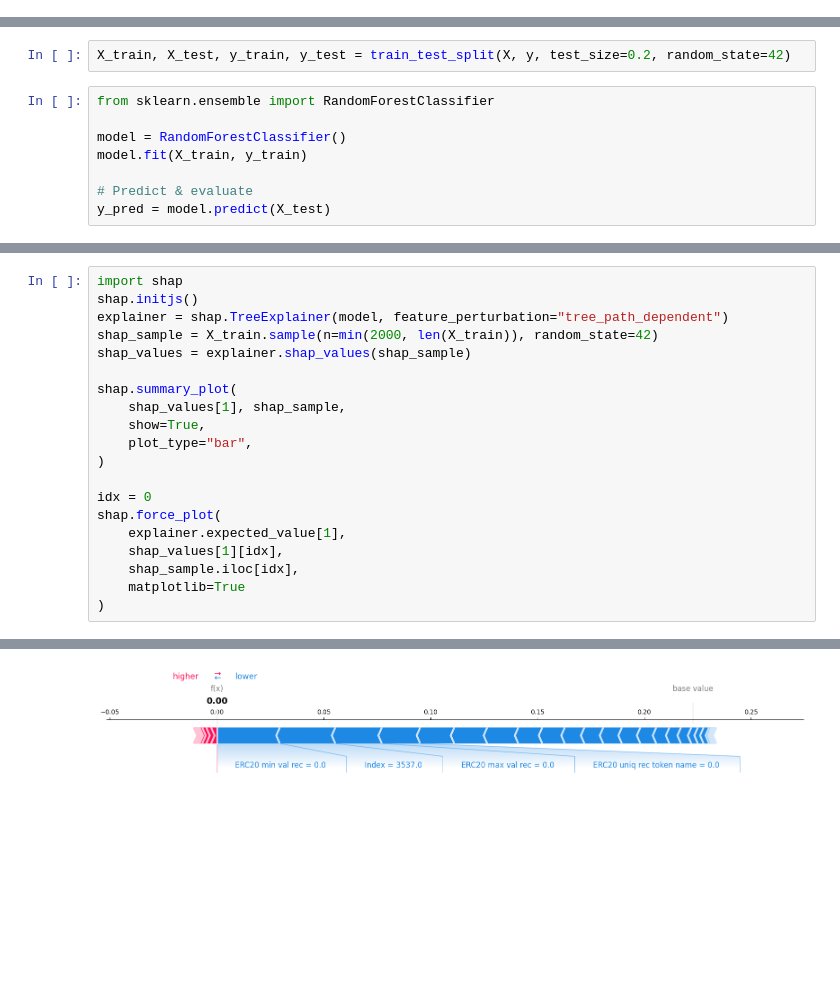
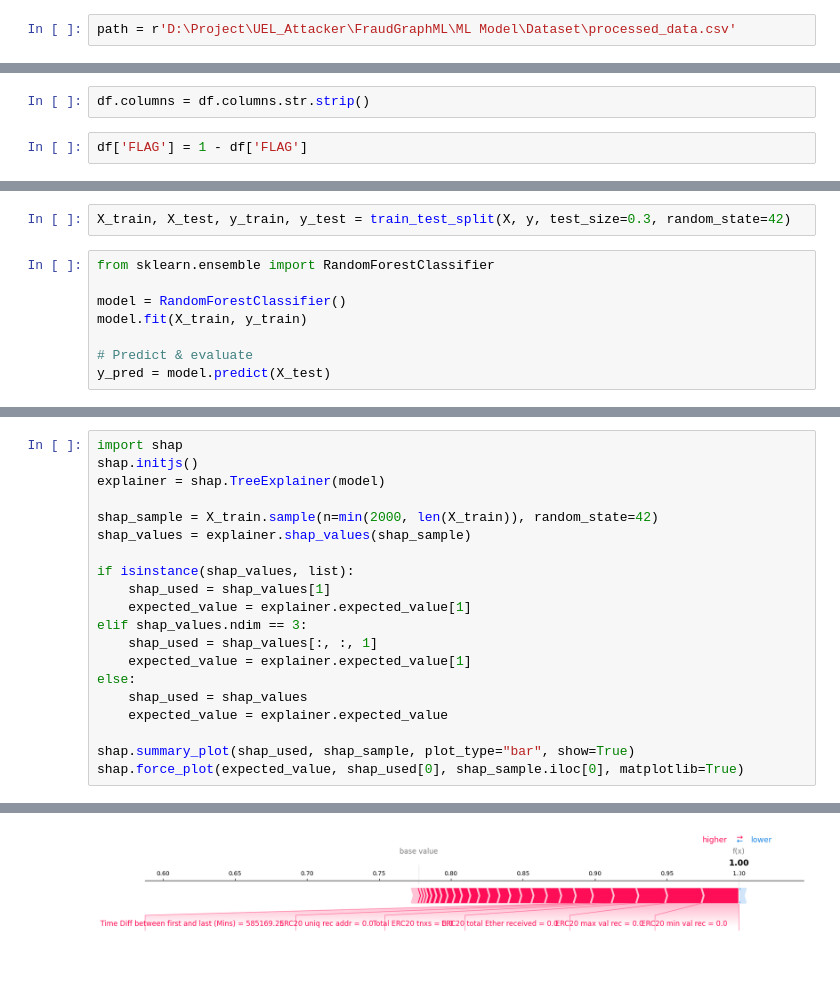
Before and after one commit to pexa8335/Graph-based_Ethereum_Fraud_Detection, a Jupyter notebook: ML Model/Training_Process/ethereum-trainmodel_integrate_xAI.ipynb, the cells around one changed output, grey strips where cells are left out. Drawn from its saved outputs; the diff is of its cells as text; blank space fills up the shorter version.

```diff
--- a/ML Model/Training_Process/ethereum-trainmodel_integrate_xAI.ipynb
+++ b/ML Model/Training_Process/ethereum-trainmodel_integrate_xAI.ipynb
@@ -3,6 +1,12 @@ path = '/kaggle/input/traindata/processed_data.csv'
+# %%
+path = r'D:\Project\UEL_Attacker\FraudGraphML\ML Model\Dataset\processed_data.csv'
 # %%
 import pandas as pd
 df = pd.read_csv(path)
+# %%
+df.columns = df.columns.str.strip()
+# %%
+df['FLAG'] = 1 - df['FLAG']
 # %%
 from sklearn.model_selection import train_test_split
 
@@ -43,6 +47,6 @@ y
 Name: FLAG, Length: 9841, dtype: int64
 # %%
-X_train, X_test, y_train, y_test = train_test_split(X, y, test_size=0.2, random_state=42)
+X_train, X_test, y_train, y_test = train_test_split(X, y, test_size=0.3, random_state=42)
 # %%
 from sklearn.ensemble import RandomForestClassifier
 
@@ -71,22 +97,22 @@ weighted avg       0.99      0.99      0.99      1969
 # %%
 import shap
 shap.initjs()
-explainer = shap.TreeExplainer(model, feature_perturbation="tree_path_dependent")
+explainer = shap.TreeExplainer(model)
+
 shap_sample = X_train.sample(n=min(2000, len(X_train)), random_state=42)
 shap_values = explainer.shap_values(shap_sample)
 
-shap.summary_plot(
-    shap_values[1], shap_sample,
-    show=True,
-    plot_type="bar",
-)
+if isinstance(shap_values, list):
+    shap_used = shap_values[1]
+    expected_value = explainer.expected_value[1]
+elif shap_values.ndim == 3:
+    shap_used = shap_values[:, :, 1]
+    expected_value = explainer.expected_value[1]
+else:
+    shap_used = shap_values
+    expected_value = explainer.expected_value
 
-idx = 0
-shap.force_plot(
-    explainer.expected_value[1],
-    shap_values[1][idx],
-    shap_sample.iloc[idx],
-    matplotlib=True
-)
+shap.summary_plot(shap_used, shap_sample, plot_type="bar", show=True)
+shap.force_plot(expected_value, shap_used[0], shap_sample.iloc[0], matplotlib=True)
 # %% [output]
 [interactive output not drawn]
@@ -94,2 +120,2 @@ shap.force_plot(
-[figure, old version]
+[figure, new version]
 # %%
```
Also changed, not shown: parts of 8 cells of this notebook, 10 other files.
